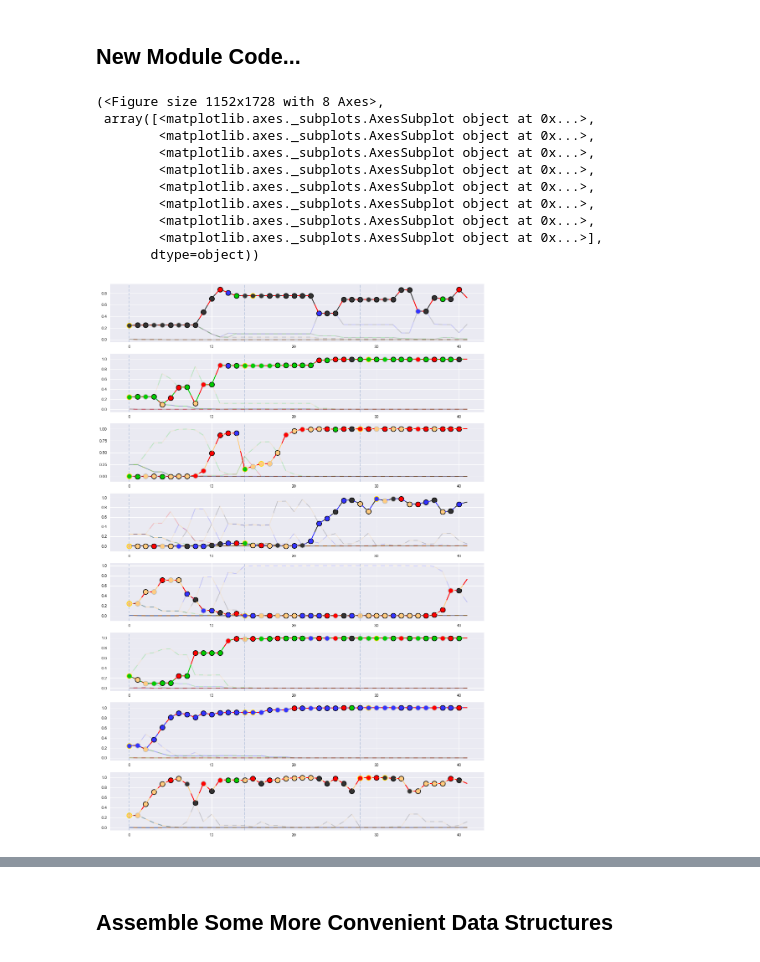
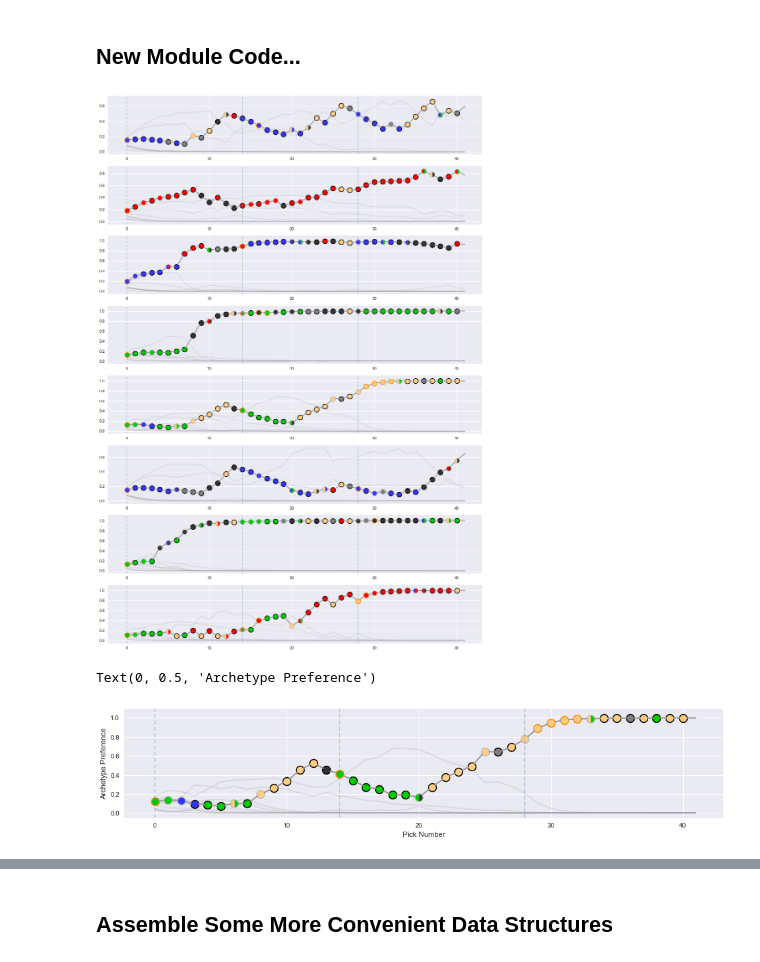
Before and after one commit to madrury/mtg-draftbot, a Jupyter notebook: notebooks/draft-experiments.ipynb, the cells around one changed output, grey strips where cells are left out. Saved outputs shown, nothing was run; the diff lists cells and outputs as text; code cells hidden in the pictures.

```diff
--- a/notebooks/draft-experiments.ipynb
+++ b/notebooks/draft-experiments.ipynb
@@ -26,6 +26,9 @@ card_values.sum().plot.bar(color='grey')
 # %%
-draft = Draft(cards_path='../data/m19/m19-subset-reduced.json',
-              card_values_path='../data/m19/m19-custom-card-values-reduced.json')
+draft = Draft(n_drafters=8,
+              n_rounds=3,
+              n_cards_in_pack=14,
+              cards_path='../data/m20/m20-cards-subset.json',
+              card_values_path='../data/weights/weights.json')
 draft.draft()
 # %% [markdown]
 ## New Module Code...
@@ -34,16 +37,15 @@ from draftbot.plotting import DraftPlotter
 # %%
 dp = DraftPlotter(draft=draft)
-# %%
-dp.plot_draft_history()
-# %% [output]
-(<Figure size 1152x1728 with 8 Axes>,
- array([<matplotlib.axes._subplots.AxesSubplot object at 0x...>,
-        <matplotlib.axes._subplots.AxesSubplot object at 0x...>,
-        <matplotlib.axes._subplots.AxesSubplot object at 0x...>,
-        <matplotlib.axes._subplots.AxesSubplot object at 0x...>,
-        <matplotlib.axes._subplots.AxesSubplot object at 0x...>,
-        <matplotlib.axes._subplots.AxesSubplot object at 0x...>,
-        <matplotlib.axes._subplots.AxesSubplot object at 0x...>,
-        <matplotlib.axes._subplots.AxesSubplot object at 0x...>],
-       dtype=object))
-[figure, removed]
+# %%
+fig, axs = dp.plot_draft_history()
+# %% [output]
+[figure, added]
+# %%
+fig, ax = plt.subplots(figsize=(16, 3))
+
+_ = dp.plot_single_drafter_history(ax, dp.preferences_dfs[4], dp.cards_picked[4])
+ax.set_xlabel("Pick Number")
+ax.set_ylabel("Archetype Preference")
+# %% [output]
+Text(0, 0.5, 'Archetype Preference')
+[figure, added]
```
Also changed, not shown: parts of 5 cells of this notebook, 1 other file.
